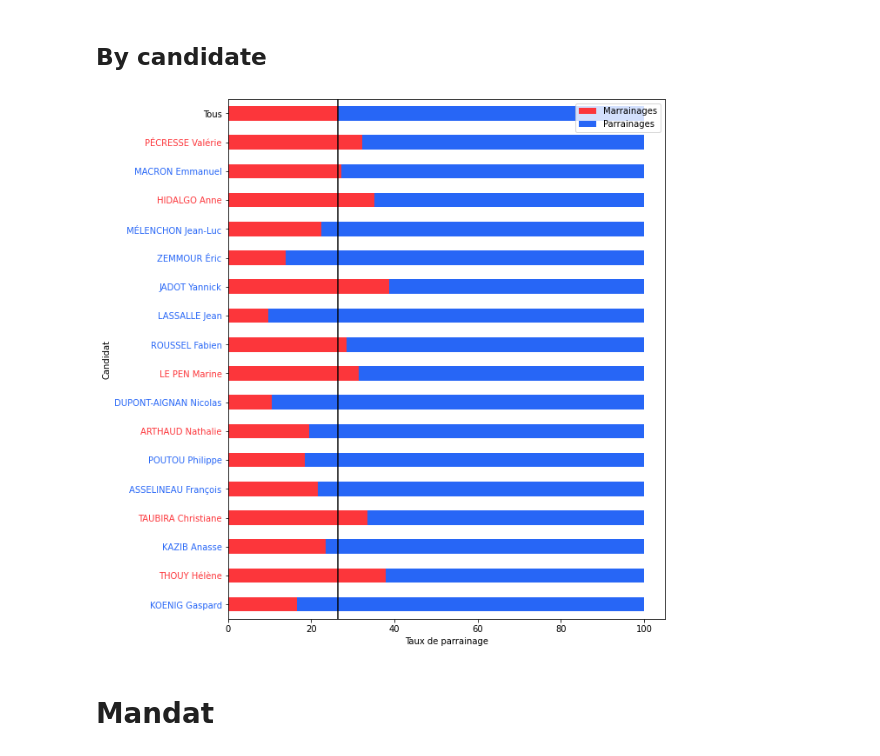
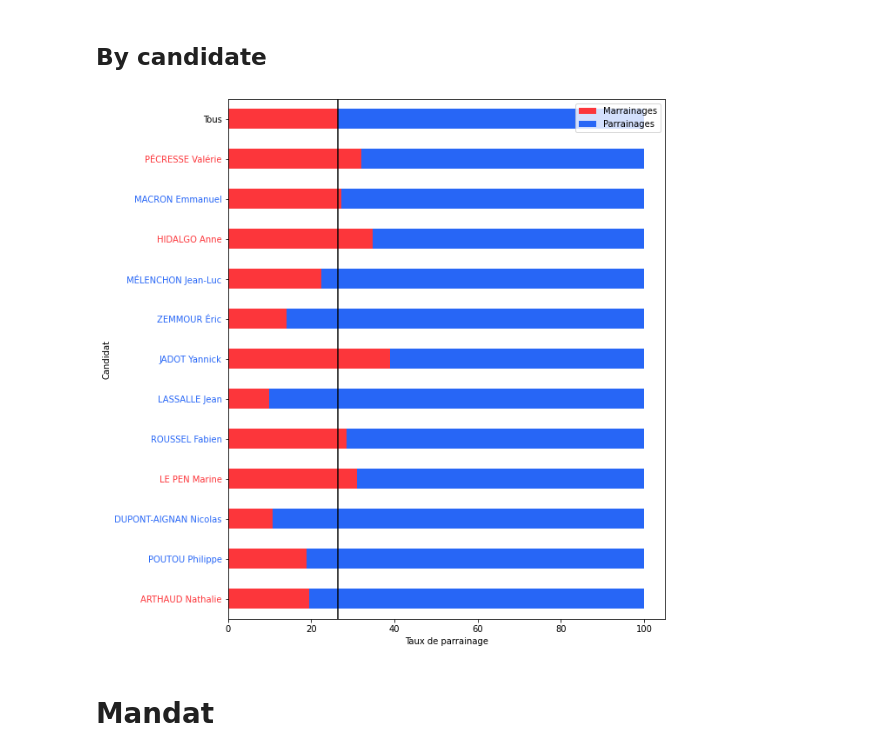
Before and after one commit to annelhote/2022-parrainages, a Jupyter notebook: parrainages.ipynb, the cells around one changed output. Drawn from its saved outputs; the diff is of its cells as text; code cells hidden in the pictures.

```diff
--- a/parrainages.ipynb
+++ b/parrainages.ipynb
@@ -26,8 +26,8 @@ import requests
 
 DATA_URL = 'https://presidentielle2022.conseil-constitutionnel.fr/telechargement/parrainagestotal.json'
 DATA_FOLDER = 'data'
-DATA_FILE = 'parrainagestotal-20220303.json'
-LAST_DATE = '2022-03-03'
+DATA_FILE = 'parrainagestotal-20220307.json'
+LAST_DATE = '2022-03-07'
 RESULTS_FOLDER = 'results'
 SOURCE_FOLDER = 'sources'
 THRESHOLD = 500
@@ -171,6 +171,8 @@ mandates = {
     "Président d'un EPCI à fiscalité propre": "Président d'un EPCI à fiscalité propre",
     "Président de la Polynésie française": "Président de la Polynésie française",
     "Président du conseil consulaire": "Président du conseil consulaire",
+    "Président du Conseil exécutif de Martinique": "Président du Conseil exécutif de Martinique",
+    "Président du gouvernement de la Nouvelle-Calédonie": "Président du gouvernement de la Nouvelle-Calédonie",
     "Présidente d'un EPCI à fiscalité propre": "Président d'un EPCI à fiscalité propre",
     "Présidente du conseil consulaire": "Président du conseil consulaire",
     "Représentant français au Parlement européen": "Représentant français au Parlement européen",
@@ -184,6 +186,39 @@ cities = pd.read_csv(os.path.join(SOURCE_FOLDER, 'communes.csv'), sep=';').get([
 sponsorships['population_calculated'] = sponsorships['Circonscription'].apply(lambda x: cities.get(x, 0))
 ## DatePublication
 sponsorships['DatePublication'] = sponsorships['DatePublication'].apply(lambda x: x.replace('T00:00:00', ''))
+## Add geographical scale
+scales = {
+    "Conseiller de Paris": "Mandats régionaux ou départementaux",
+    "Conseiller départemental": "Mandats régionaux ou départementaux",
+    "Conseiller métropolitain de Lyon": "Mandats régionaux ou départementaux",
+    "Conseiller régional": "Mandats régionaux ou départementaux",
+    "Conseiller à l'Assemblée des Français de l'étranger": "Autres mandats",
+    "Conseillère de Paris": "Mandats régionaux ou départementaux",
+    "Conseillère départementale": "Mandats régionaux ou départementaux",
+    "Conseillère métropolitaine de Lyon": "Mandats régionaux ou départementaux",
+    "Conseillère régionale": "Mandats régionaux ou départementaux",
+    "Conseillère à l'Assemblée des Français de l'étranger": "Autres mandats",
+    "Député": "Mandats nationaux",
+    "Députée": "Mandats nationaux",
+    "Maire": "Mandats communaux ou intercommunaux",
+    "Maire d'arrondissement": "Mandats communaux ou intercommunaux",
+    "Maire délégué d'une commune associée ou d'une commune déléguée": "Mandats communaux ou intercommunaux",
+    "Maire déléguée d'une commune associée ou d'une commune déléguée": "Mandats communaux ou intercommunaux",
+    "Membre d'une assemblée d'une collectivité territoriale d'outre-mer à statut particulier": "Mandats ou fonctions d’outre-mer",
+    "Membre de l'Assemblée de Corse": "Mandats régionaux ou départementaux",
+    "Président d'un EPCI à fiscalité propre": "Mandats communaux ou intercommunaux",
+    "Président de la Polynésie française": "Mandats ou fonctions d’outre-mer",
+    "Président du conseil consulaire": "Autres mandats",
+    "Président du Conseil exécutif de Martinique": "Mandats régionaux ou départementaux",
+    "Président du gouvernement de la Nouvelle-Calédonie": "Mandats ou fonctions d’outre-mer",
+    "Présidente d'un EPCI à fiscalité propre": "Mandats communaux ou intercommunaux",
+    "Présidente du conseil consulaire": "Autres mandats",
+    "Représentant français au Parlement européen": "Mandats européens",
+    "Représentante française au Parlement européen": "Mandats européens",
+    "Sénateur": "Mandats nationaux",
+    "Sénatrice": "Mandats nationaux"
+}
+sponsorships['scale_calculated'] = sponsorships['mandat'].apply(lambda x: scales.get(x, 'unknown'))
 
 sponsorships
 # %% [output]
@@ -322,26 +353,26 @@ plt.show()
 # %%
 # Sponsorships by gender by candidates
 def get_color(tick):
     return candidates.get(tick.get_text(), {}).get('gender_color', 'black')
 
 df = sponsorships.groupby(['Candidat', 'gender_calculated'])['Candidat'].count().unstack('gender_calculated').fillna(0).reset_index()
 df['total'] = df.sum(axis=1)
 df['female_percent'] = round(df['female'] / df['total'] * 100, 2)
 df['male_percent'] = round(df['male'] / df['total'] * 100, 2)
 female_calculated_percent = df_gender_percent['gender_calculated_percent'][0]
 df.loc[-1] = ['Tous', df_gender_percent['count'][0], df_gender_percent['count'][1], total_sponsorships, female_calculated_percent, df_gender_percent['gender_calculated_percent'][1]]
 df.index = df.index + 1
-df = df.query('total > 50').sort_values('total').set_index('Candidat').get(['female_percent','male_percent']).rename(columns={'female_percent': 'Marrainages', 'male_percent': 'Parrainages'})
+df = df.query(f'total > {THRESHOLD}').sort_values('total').set_index('Candidat').get(['female_percent','male_percent']).rename(columns={'female_percent': 'Marrainages', 'male_percent': 'Parrainages'})
 axes = df.plot(kind='barh', stacked=True, color=[female_color, male_color], legend=False)
 axes.axvline(female_calculated_percent, color='black')
 axes.legend()
 [tick.set_color(get_color(tick)) for tick in axes.get_yticklabels()]
 plt.xlabel('Taux de parrainage')
 plt.ylabel('Candidat')
 plt.savefig(f'{RESULTS_FOLDER}/gender_rate_by_candidate.png', facecolor='white', bbox_inches = 'tight')
 plt.show()
 # %% [output]
-[figure, old version]
+[figure, new version]
 # %% [markdown]
 # Mandat
 # %% [markdown]
```
Also changed, not shown: parts of 18 cells of this notebook, 10 other files.
